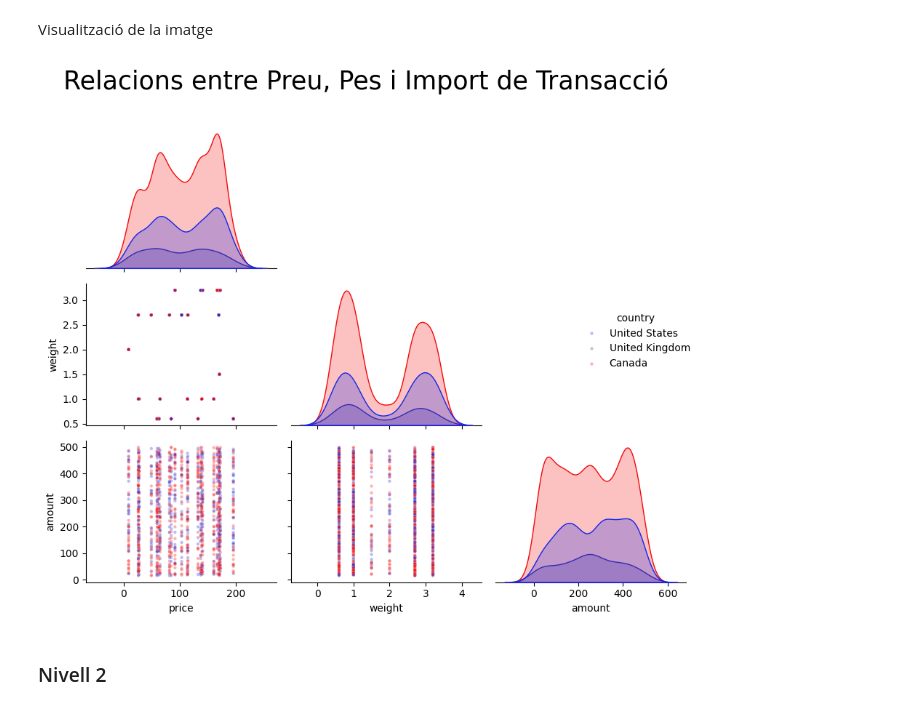
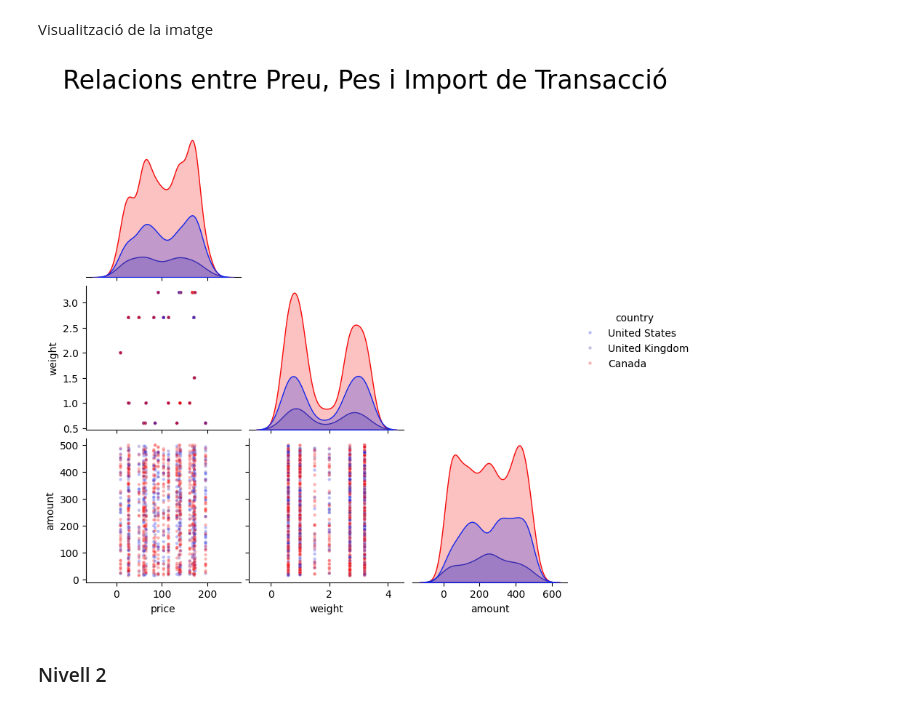
Before and after one commit to oriac81/Reskilling-Data-Analytics, a Jupyter notebook: SPRINT 8.01.ipynb, the cells around one changed output. Drawn from its saved outputs; the diff is of its cells as text; code cells hidden in the pictures.

```diff
--- a/SPRINT 8.01.ipynb
+++ b/SPRINT 8.01.ipynb
@@ -626,36 +627,35 @@ colors_paísos = {
 }
 
 # 4.Crear el pairplot i guardar l'objecte PairGrid
 g = sns.pairplot(
     plot_data,
     corner=True,
     diag_kind='kde',
     plot_kws={
         'alpha': 0.3,
         's': 10
     },
     diag_kws={
         'fill': True
     },
     hue='country',
     palette=colors_paísos,
 )
 
 # 5.Ajustar el títol principal
 g.fig.suptitle(
     'Relacions entre Preu, Pes i Import de Transacció',
     fontsize=25,
     y=1.02  # Ajusta aquest valor per moure verticalment
 )
 
 # 6.Ajustar els marges per fer espai per al títol
 g.fig.subplots_adjust(top=0.90)  # Redueix aquest valor per donar més espai al títol
 
-# 7.Ajustar layout
-plt.tight_layout()
+#Mostrar gràfic
 plt.show()
 # %% [output]
-[figure, old version]
+[figure, new version]
 # %% [markdown]
 ### Nivell 2
 # %% [markdown]
```
Also changed, not shown: parts of 2 cells of this notebook.
